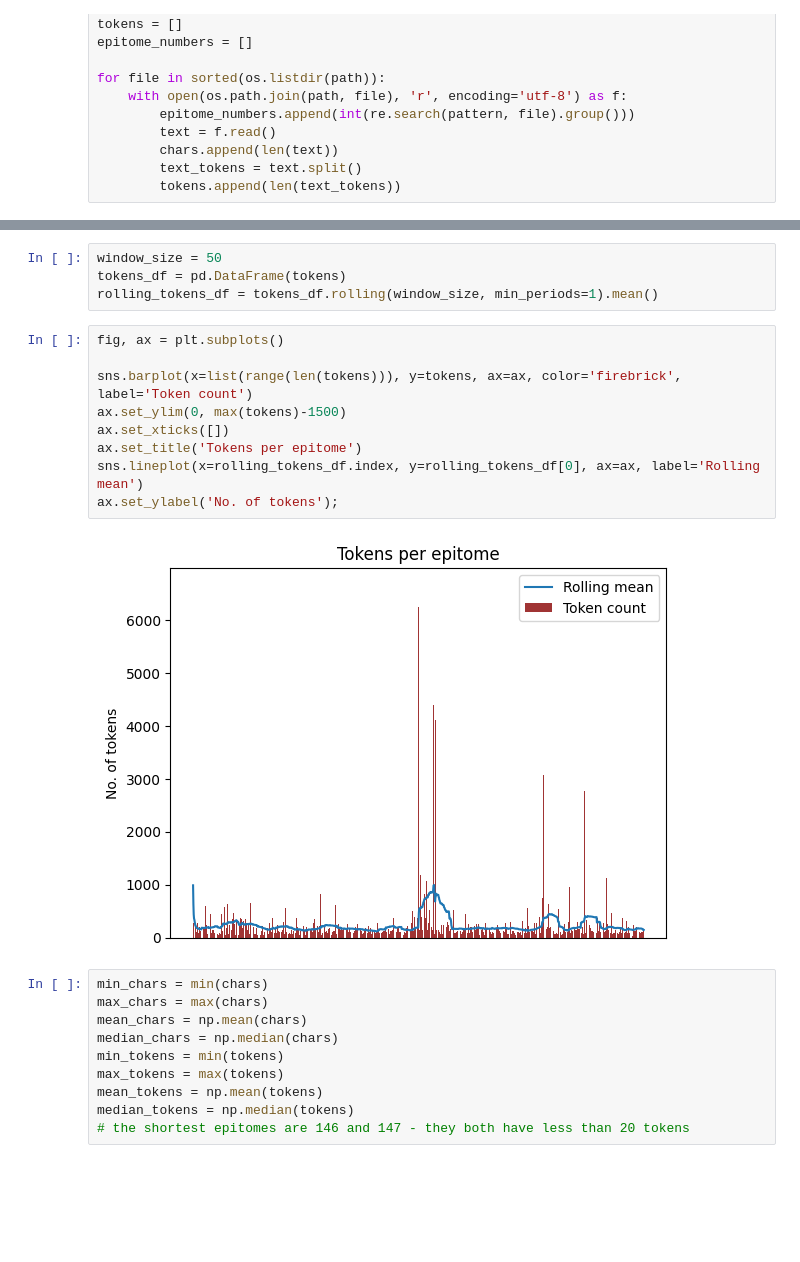
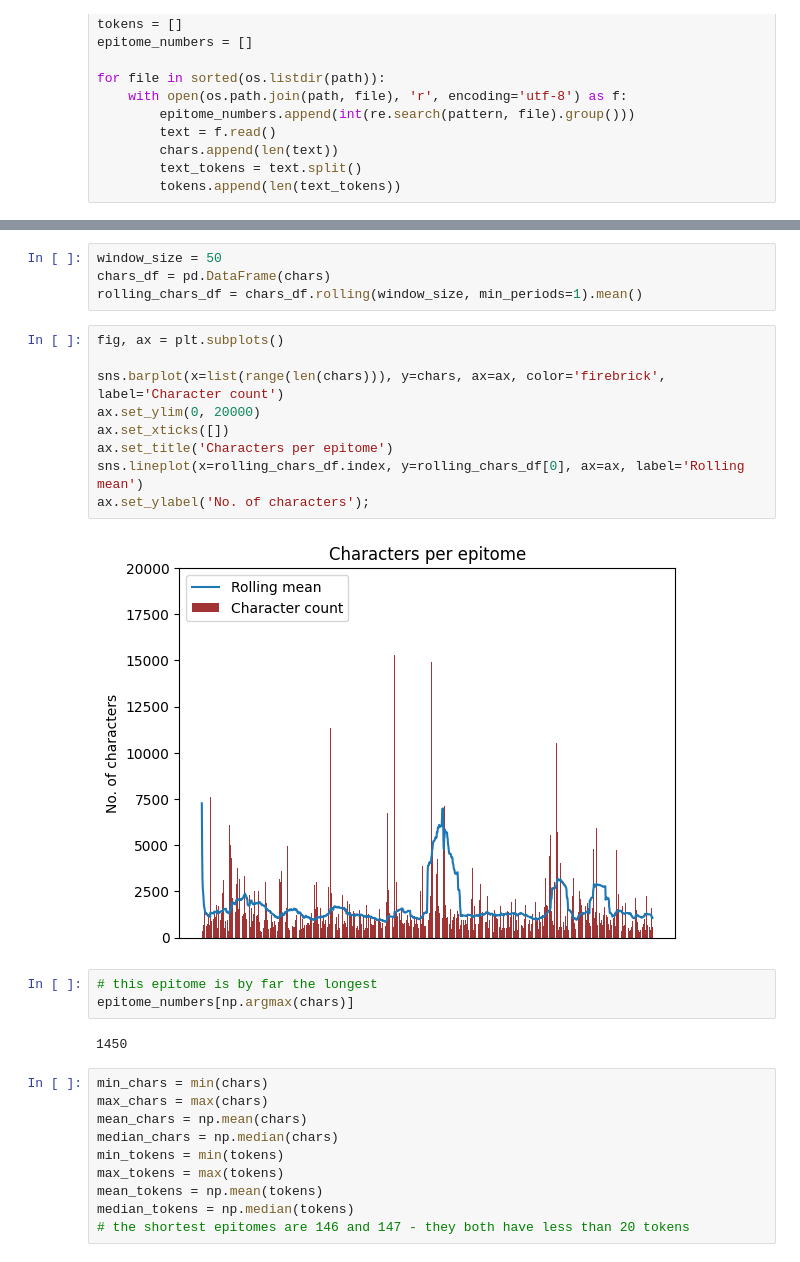
Before and after one commit to johannes-hp/BoB-thesis, a Jupyter notebook: epitome-scripts/epitome_length.ipynb, the cells around one changed output, grey strips where cells are left out. Saved outputs shown, nothing was run; the diff lists cells and outputs as text; blank space fills up the shorter version.

Commit message:
Update notebook on epitome lenghts

```diff
--- a/epitome-scripts/epitome_length.ipynb
+++ b/epitome-scripts/epitome_length.ipynb
@@ -52,18 +55,23 @@ Mean tokens per epitome: 230.22
 # %%
 window_size = 50
-tokens_df = pd.DataFrame(tokens)
-rolling_tokens_df = tokens_df.rolling(window_size, min_periods=1).mean()
+chars_df = pd.DataFrame(chars)
+rolling_chars_df = chars_df.rolling(window_size, min_periods=1).mean()
 # %%
 fig, ax = plt.subplots()
 
-sns.barplot(x=list(range(len(tokens))), y=tokens, ax=ax, color='firebrick', label='Token count')
-ax.set_ylim(0, max(tokens)-1500)
+sns.barplot(x=list(range(len(chars))), y=chars, ax=ax, color='firebrick', label='Character count')
+ax.set_ylim(0, 20000)
 ax.set_xticks([])
-ax.set_title('Tokens per epitome')
-sns.lineplot(x=rolling_tokens_df.index, y=rolling_tokens_df[0], ax=ax, label='Rolling mean')
-ax.set_ylabel('No. of tokens');
+ax.set_title('Characters per epitome')
+sns.lineplot(x=rolling_chars_df.index, y=rolling_chars_df[0], ax=ax, label='Rolling mean')
+ax.set_ylabel('No. of characters');
 # %% [output]
-[figure, old version]
+[figure, new version]
+# %%
+# this epitome is by far the longest
+epitome_numbers[np.argmax(chars)]
+# %% [output]
+1450
 # %%
 min_chars = min(chars)
 max_chars = max(chars)
```
Also changed, not shown: parts of 3 cells of this notebook, 2 other files.
